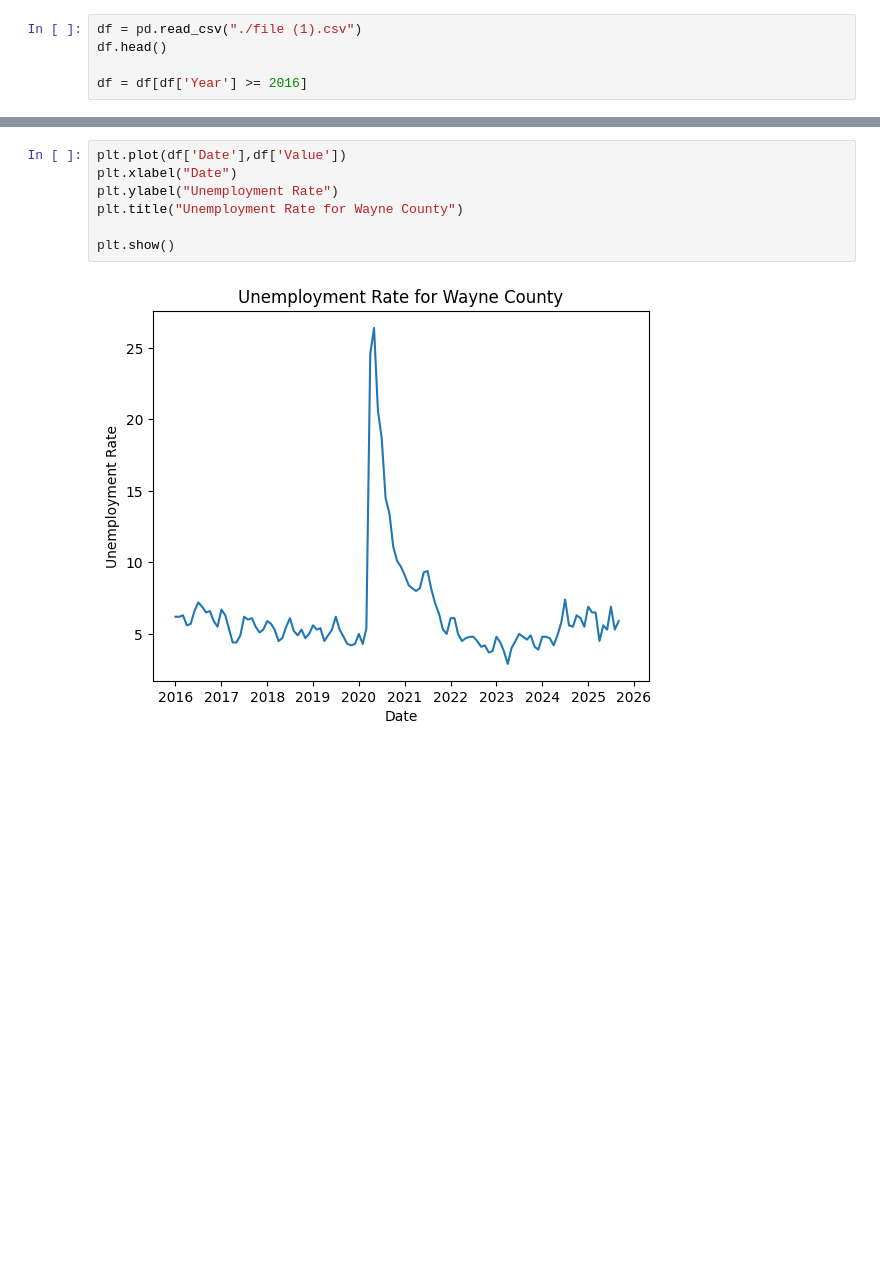
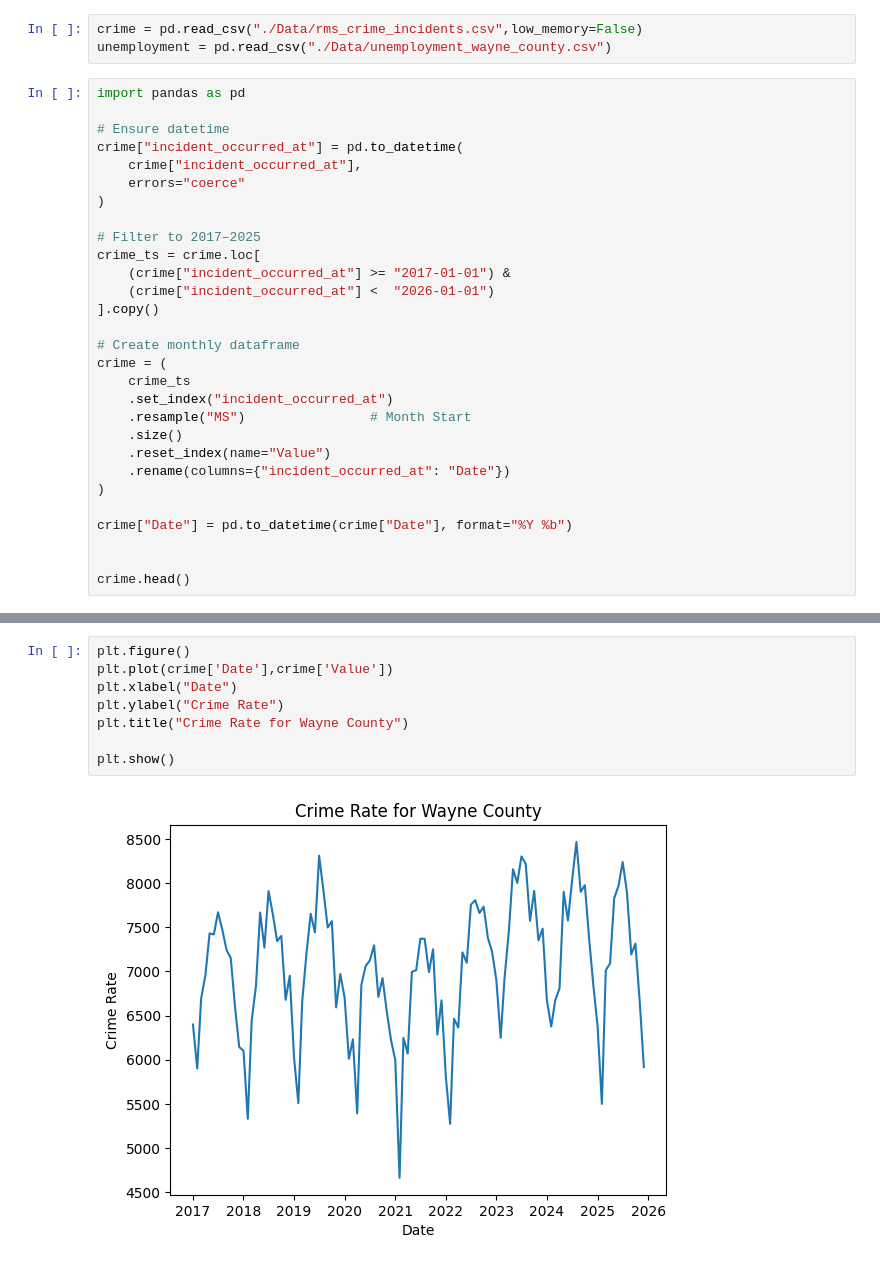
Before and after one commit to garrettpinkston2015/531_Time_Series, a Jupyter notebook: Unemployment Data EDA.ipynb, the cells around one changed output, grey strips where cells are left out. Cells and saved outputs as stored; diff of their text form; blank space fills up the shorter version.

```diff
--- a/Unemployment Data EDA.ipynb
+++ b/Unemployment Data EDA.ipynb
@@ -5,5 +8,32 @@ import matplotlib.pyplot as plt
 # %%
-df = pd.read_csv("./file (1).csv")
-df.head()
-
-df = df[df['Year'] >= 2016]
+crime = pd.read_csv("./Data/rms_crime_incidents.csv",low_memory=False)
+unemployment = pd.read_csv("./Data/unemployment_wayne_county.csv")
+# %%
+import pandas as pd
+
+# Ensure datetime
+crime["incident_occurred_at"] = pd.to_datetime(
+    crime["incident_occurred_at"],
+    errors="coerce"
+)
+
+# Filter to 2017–2025
+crime_ts = crime.loc[
+    (crime["incident_occurred_at"] >= "2017-01-01") &
+    (crime["incident_occurred_at"] <  "2026-01-01")
+].copy()
+
+# Create monthly dataframe
+crime = (
+    crime_ts
+    .set_index("incident_occurred_at")
+    .resample("MS")                # Month Start
+    .size()
+    .reset_index(name="Value")
+    .rename(columns={"incident_occurred_at": "Date"})
+)
+
+crime["Date"] = pd.to_datetime(crime["Date"], format="%Y %b")
+
+
+crime.head()
@@ -29,9 +79,10 @@ df
 # %%
-plt.plot(df['Date'],df['Value'])
+plt.figure()
+plt.plot(crime['Date'],crime['Value'])
 plt.xlabel("Date")
-plt.ylabel("Unemployment Rate")
-plt.title("Unemployment Rate for Wayne County")
+plt.ylabel("Crime Rate")
+plt.title("Crime Rate for Wayne County")
 
 plt.show()
 # %% [output]
-[figure, old version]
+[figure, new version]
```
Also changed, not shown: parts of 23 cells of this notebook.
